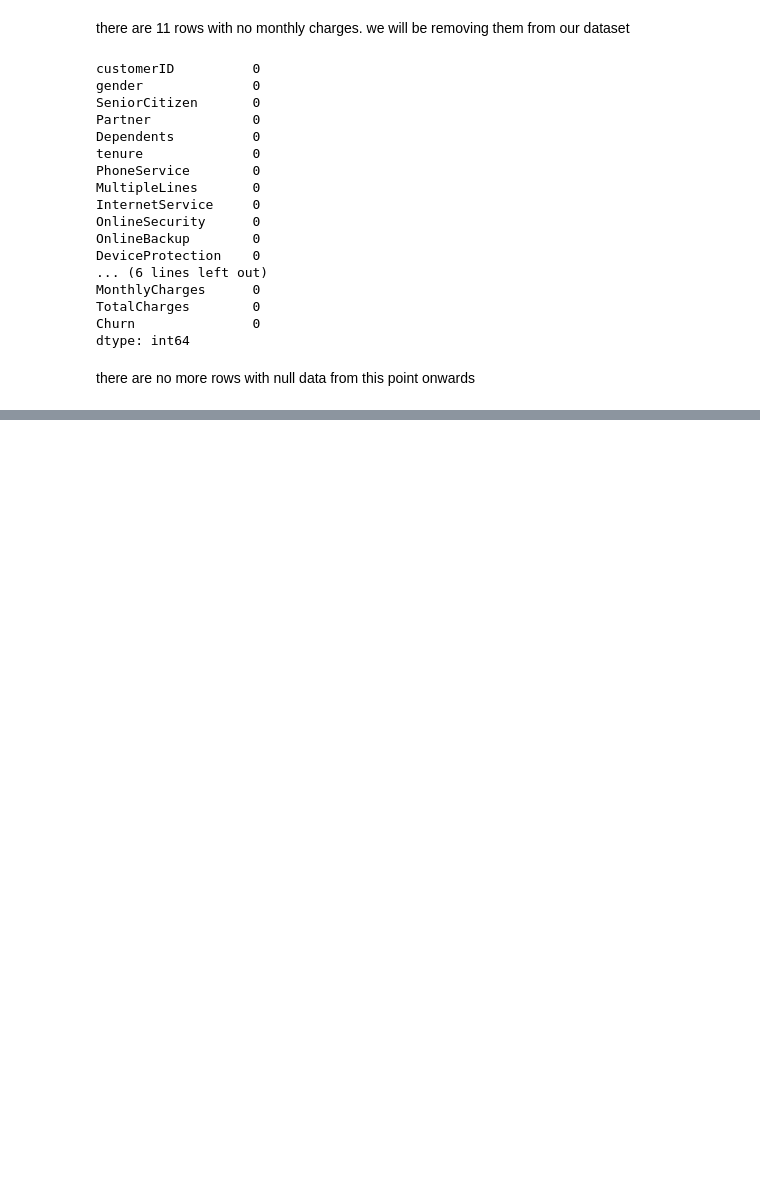
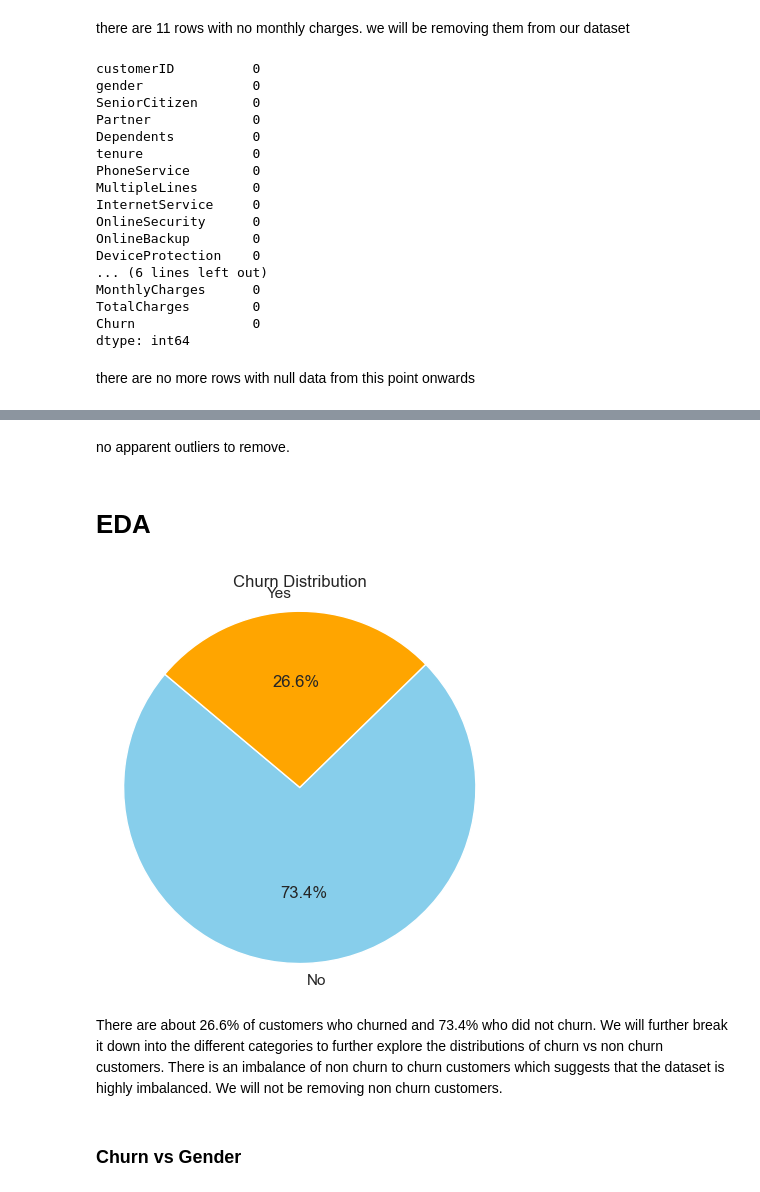
Before and after one commit to thisissteff/customer_churn_prediction, a Jupyter notebook: customer_churn.ipynb, the cells around one changed output, grey strips where cells are left out. Cells and saved outputs as stored; diff of their text form; code cells hidden in the pictures; blank space fills up the shorter version.

```diff
--- a/customer_churn.ipynb
+++ b/customer_churn.ipynb
@@ -95,0 +147,4 @@ there are no more rows with null data from this point onwards
+# %%
+# use customer_id to identify duplicates and remove data
+df.drop_duplicates(subset=['customerID'], inplace=True)
+len(df)
@@ -95,0 +181,22 @@ there are no more rows with null data from this point onwards
+# %% [markdown]
+no apparent outliers to remove.
+# %% [markdown]
+# EDA
+# %%
+# finding distribution of churn vs non churn
+churn_counts = df['Churn'].value_counts()
+labels = churn_counts.index
+sizes = churn_counts.values
+
+plt.figure(figsize=(5,5))
+plt.pie(sizes, labels=labels, autopct='%1.1f%%', startangle=140, colors=['skyblue', 'orange'])
+plt.title('Churn Distribution')
+plt.axis('equal')  # Equal aspect ratio ensures that the pie is drawn as a circle.
+plt.show()
+# %% [output]
+[figure, added]
+# %% [markdown]
+There are about 26.6% of customers who churned and 73.4% who did not churn. We will further break it down into the different categories to further explore the distributions of churn vs non churn customers.
+There is an imbalance of non churn to churn customers which suggests that the dataset is highly imbalanced. We will not be removing non churn customers.
+# %% [markdown]
+### Churn vs Gender
```
Also changed, not shown: parts of 36 cells of this notebook.
